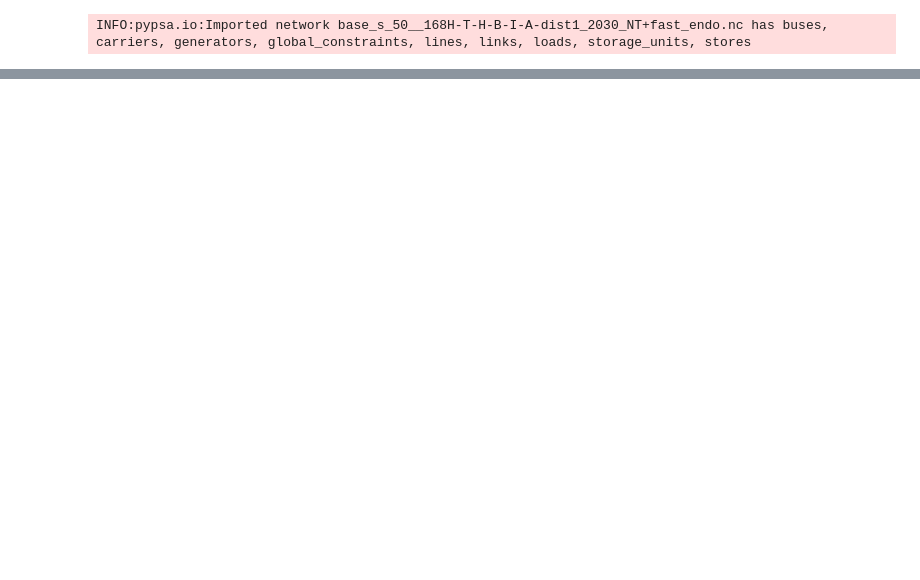
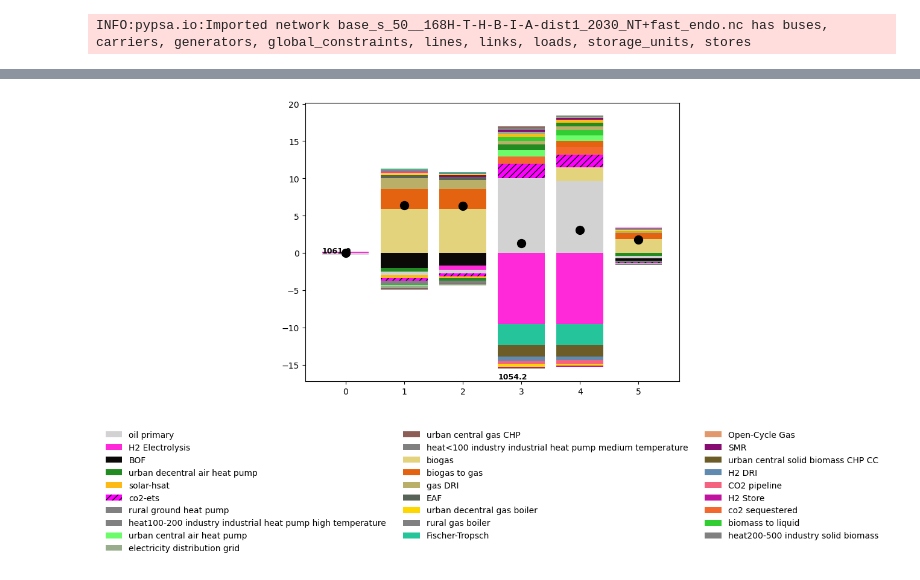
Before and after one commit to LukasFrankenQ/resilient-pypsa-eur, a Jupyter notebook: notebooks/get_repowereu_overview.ipynb, the cells around one changed output, grey strips where cells are left out. Drawn from its saved outputs; the diff is of its cells as text; code cells hidden in the pictures; blank space fills up the shorter version.

```diff
--- a/notebooks/get_repowereu_overview.ipynb
+++ b/notebooks/get_repowereu_overview.ipynb
@@ -759,4 +758,0 @@ n = n_projected_2030.copy()
-# %%
-wind = n.generators.index[n.generators.carrier.str.contains('solar')]
-ss = n.generators.loc[wind, ['p_nom_opt', 'p_nom_max']].mul(1e-3)
-ss.groupby(ss.index.str[:2]).sum()
@@ -781,0 +761,13 @@ ss.groupby(ss.index.str[:2]).sum()
+# %%
+n_template = 'base_s_50__{}H-T-H-B-I-A-dist1_{}_{}_{}.nc'
+# %%
+models_shown = [
+    (168, '2030', 'NT+freepumps+freepumps', '3000'),
+    (168, '2030', 'NT+freepumps+freepumps+h2electrolysis-300', '3000'),
+    (168, '2030', 'NT+freepumps+freepumps+h2electrolysis-300+biogastogas-100', '3000'),
+    (168, '2030', 'NT+freepumps+freepumps+biogastogas-100', '3000'),
+    (168, '2035', 'NT+freepumps+freepumps', '2000'),
+    (168, '2035', 'NT+freepumps+freepumps+h2electrolysis-300', '2000'),
+    (168, '2035', 'NT+freepumps+freepumps+h2electrolysis-300+biogastogas-100', '2000'),
+    (168, '2035', 'NT+freepumps+freepumps+biogastogas-100', '2000'),
+]
@@ -781,0 +842,63 @@ ss.groupby(ss.index.str[:2]).sum()
+# %%
+c = pd.concat(costs, axis=1).replace(np.nan, 0)
+# %%
+fig, ax = plt.subplots(1, 1, figsize=(8, 6))
+
+xtracker = 0
+
+for y, con in zip(['2030', '2035'], ['3000', '2000']):
+
+    base = n_template.format('168', y, 'NT+freepumps+freepumps', con)
+
+    ss = c.loc[:, c.columns.str.contains('_' + y + '_')]
+    print(ss[base])
+
+    base_cost = ss[base].sum()
+
+    diff = ss.sub(ss[base], axis=0).drop(columns=[base])
+    print(diff.sum())
+
+    threshold = 0.1 # 100mn Euro cutoff
+    for i, col in enumerate(diff.columns):
+
+        sss = diff[col].loc[diff[col].abs() > threshold]
+
+        # Split into positive and negative values
+        positive = sss[sss > 0].sort_values(ascending=False)
+        negative = sss[sss < 0].sort_values(ascending=True)
+
+        # Plot negative stack (bottom)
+        bottom_neg = 0
+        for tech, value in negative.items():
+            color = tech_colors.get(tech, 'gray')
+            hatch = '///' if tech == 'co2-ets' else None
+            ax.bar(xtracker, value, bottom=bottom_neg, color=color, label=tech, width=0.8, hatch=hatch)
+            bottom_neg += value
+
+        # Plot positive stack (top)
+        bottom_pos = 0
+        for tech, value in positive.items():
+            color = tech_colors.get(tech, 'gray')
+            hatch = '///' if tech == 'co2-ets' else None
+            ax.bar(xtracker, value, bottom=bottom_pos, color=color, label=tech, width=0.8, hatch=hatch)
+            bottom_pos += value
+
+        # Add point for total difference
+        total_diff = diff[col].sum()
+        ax.scatter(xtracker, total_diff, color='black', s=100, zorder=10, marker='o')
+
+        # Write base_cost text at bottom left for first column of each year
+        if i == 0:
+            ax.text(xtracker - 0.4, ax.get_ylim()[0], f'{base_cost:.1f}',
+                   ha='left', va='bottom', fontsize=9, fontweight='bold')
+
+        xtracker += 1
+
+    # Add legend below the plot
+    handles, labels = ax.get_legend_handles_labels()
+    by_label = dict(zip(labels, handles))  # Remove duplicates
+    ax.legend(by_label.values(), by_label.keys(), loc='upper center',
+             bbox_to_anchor=(0.5, -0.15), ncol=3, frameon=False)
+
+plt.show()
+# %% [output]
@@ -781,0 +922 @@ ss.groupby(ss.index.str[:2]).sum()
+[figure, added]
```
Also changed, not shown: parts of 11 cells of this notebook, 4 other files.
